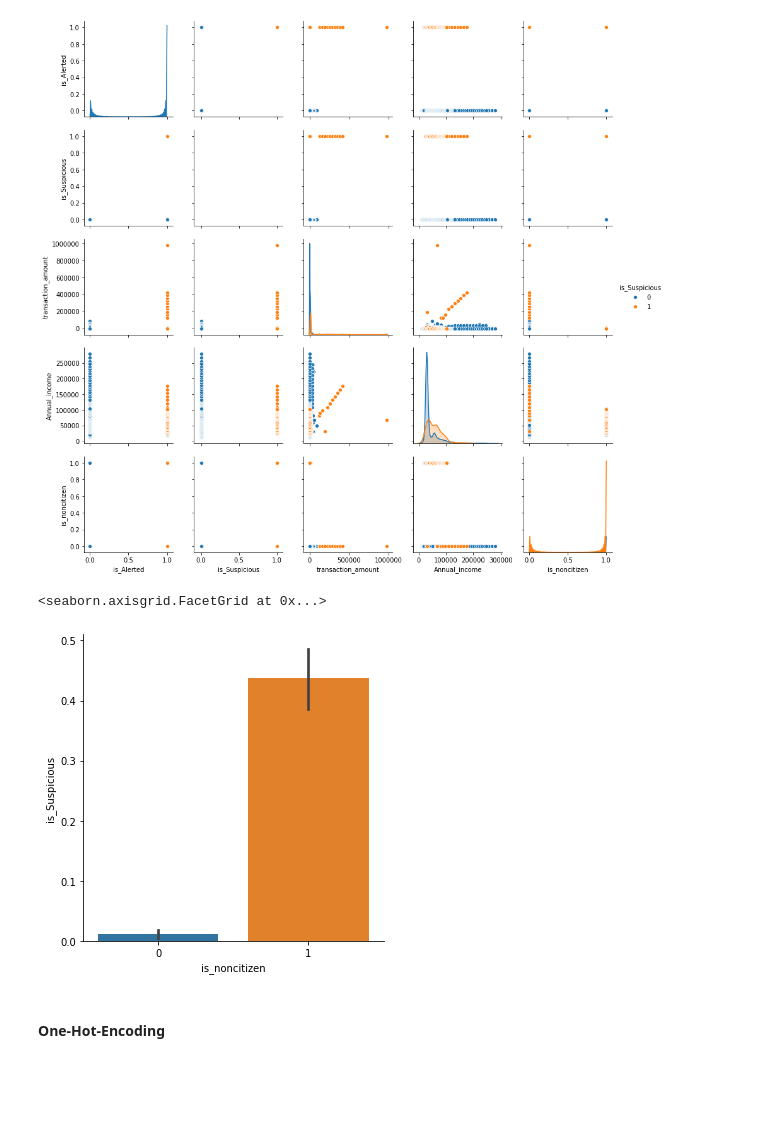
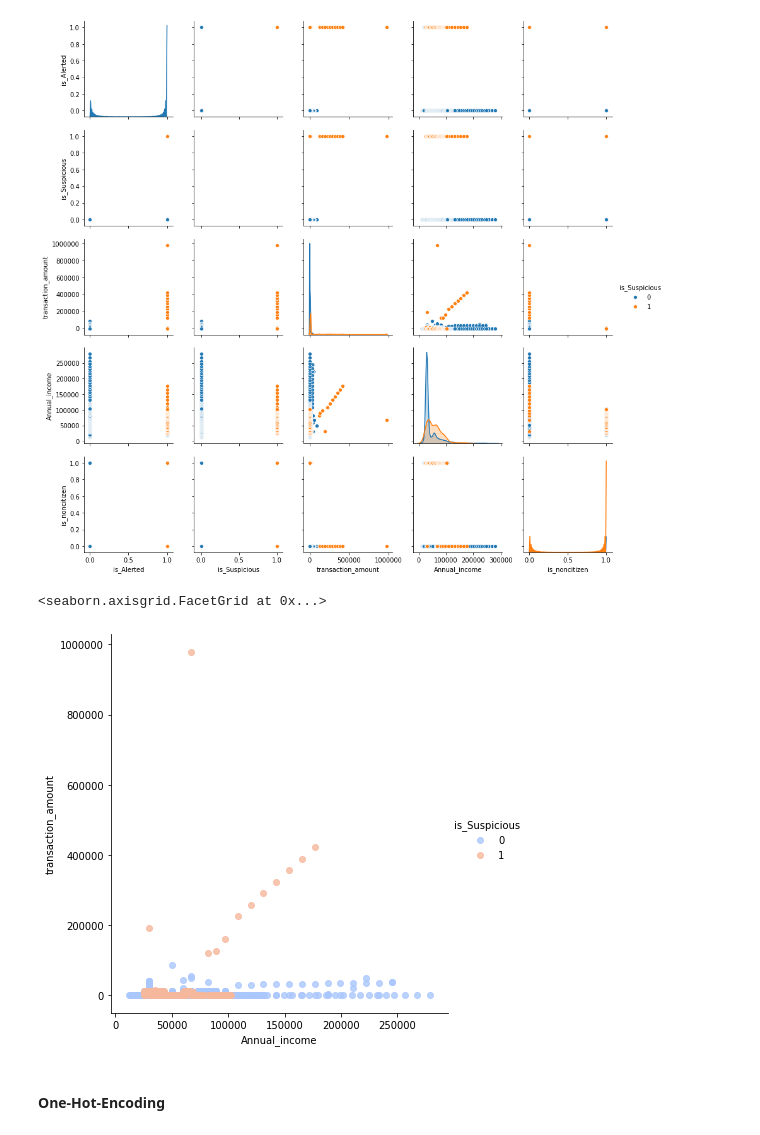
Before and after one commit to Minsifye/Portfolio, a Jupyter notebook: Identifying_Suspicious_Activities_In_Financial_Data.ipynb, the cells around one changed output. Saved outputs shown, nothing was run; the diff lists cells and outputs as text; code cells hidden in the pictures; blank space fills up the shorter version.

```diff
--- a/Identifying_Suspicious_Activities_In_Financial_Data.ipynb
+++ b/Identifying_Suspicious_Activities_In_Financial_Data.ipynb
@@ -15,7 +15,7 @@ from sklearn.tree import DecisionTreeClassifier
 # %% [markdown]
 ### Loading Dataset - Customer Transactions
 # %%
-df = pd.read_csv('/Users/monikabagyal/Google_drive_minsifye/Courses/ML/PaperPublished/data/customer_transaction.csv')
+df = pd.read_csv('customer_transaction.csv')
 # %%
 df.head()
 # %% [output]
@@ -154,11 +154,12 @@ sns.pairplot(df_features,hue='is_Suspicious')
 # %% [output]
 <seaborn.axisgrid.PairGrid at 0x...>
 [figure]
-# %%
-sns.factorplot(x='is_noncitizen',y = 'is_Suspicious' ,data=df_transformed,kind='bar', size = 5)
-# %% [output]
-<seaborn.axisgrid.FacetGrid at 0x...>
-[figure, removed]
+# %%
+sns.lmplot('Annual_income','transaction_amount',data=df, hue='is_Suspicious',
+           palette='coolwarm',size=6,aspect=1,fit_reg=False)
+# %% [output]
+<seaborn.axisgrid.FacetGrid at 0x...>
+[figure, added]
 # %% [markdown]
 #### One-Hot-Encoding
 # %%
```
Also changed, not shown: parts of 24 cells of this notebook.
